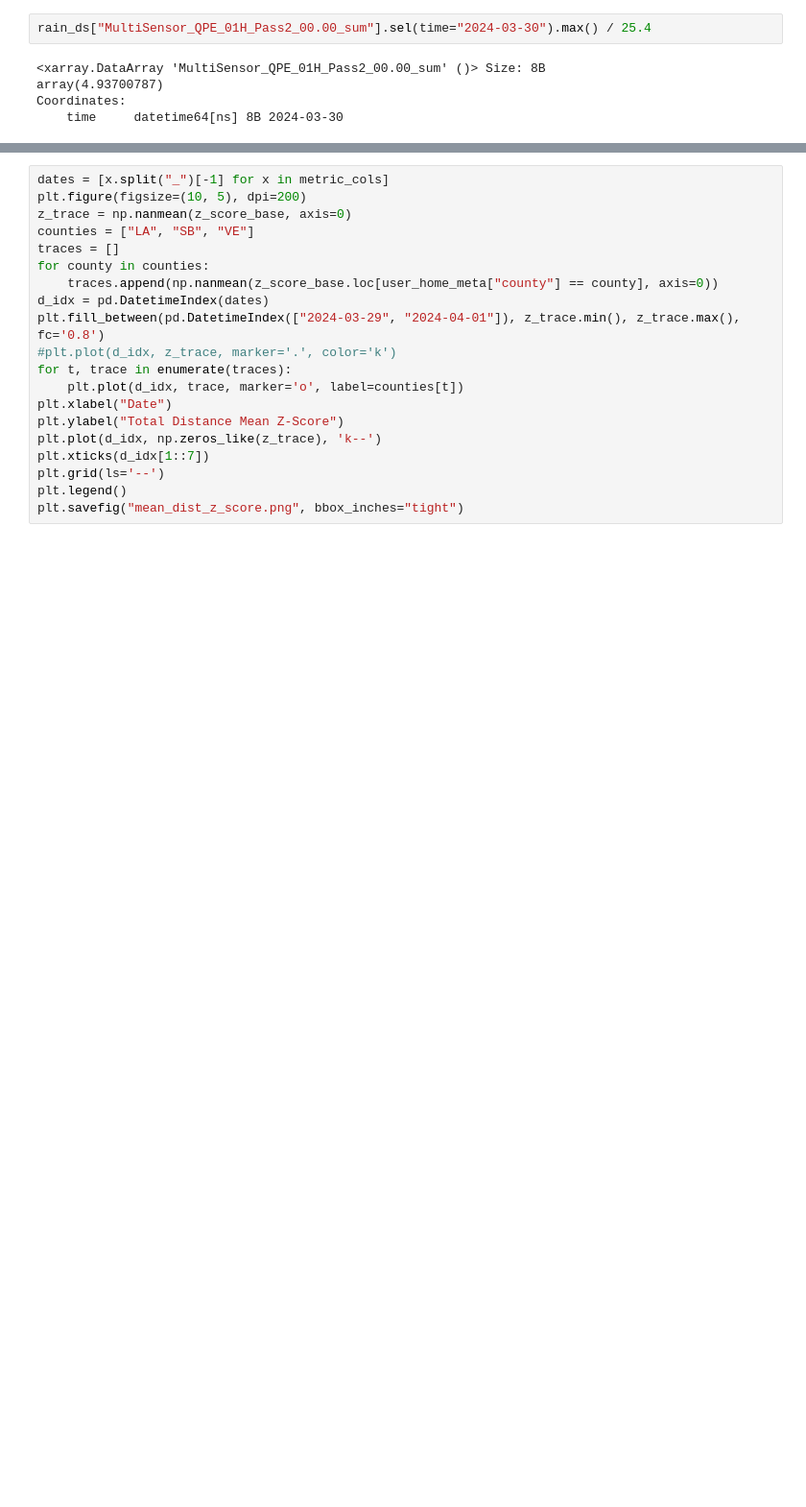
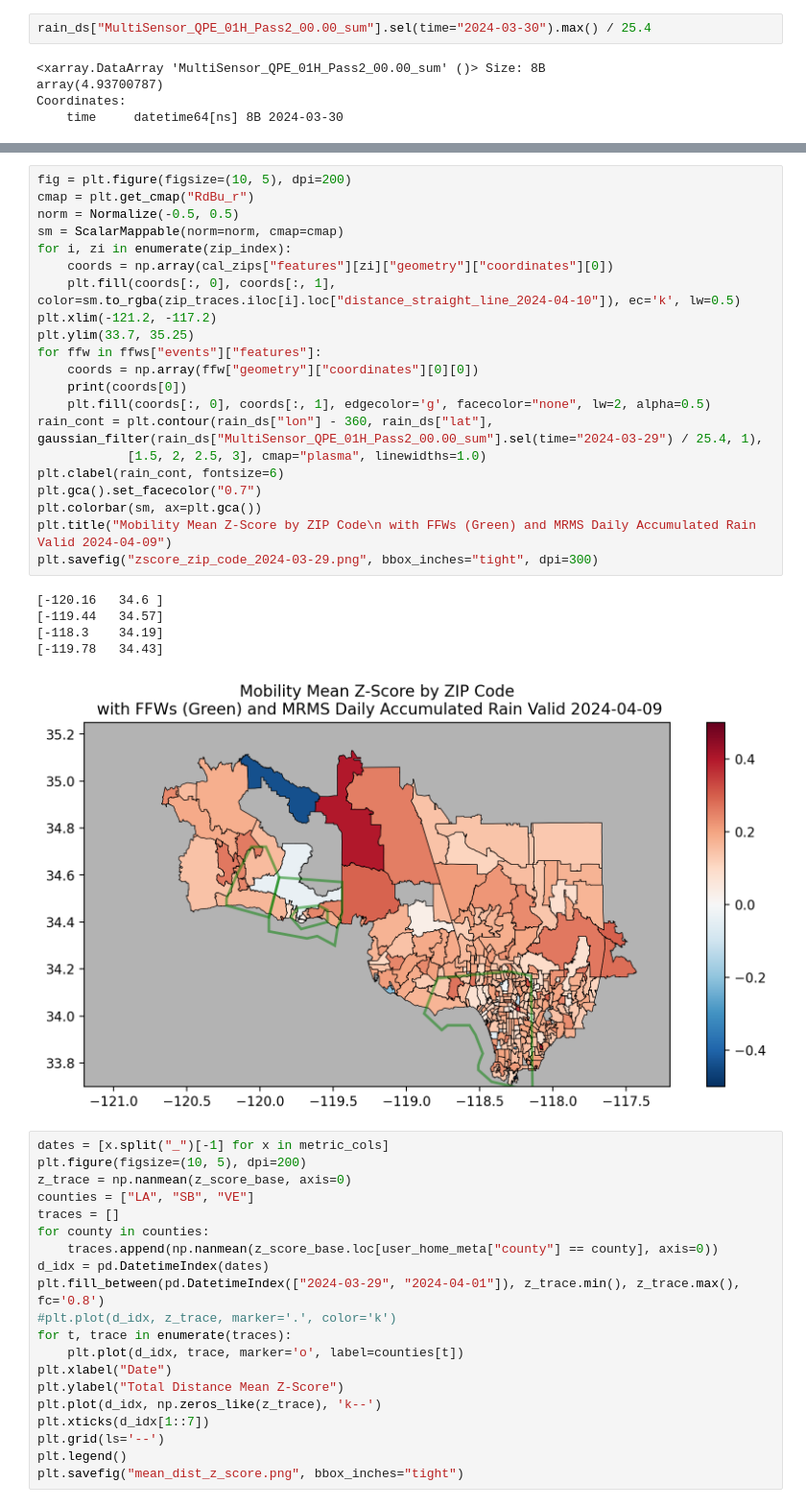
Before and after one commit to ai2es/cat-rain, a Jupyter notebook: notebooks/bootstrap_dataset_agg.ipynb, the cells around one changed output, grey strips where cells are left out. Shown at 96% size. Saved outputs shown, nothing was run; the diff lists cells and outputs as text; blank space fills up the shorter version.

```diff
--- a/notebooks/bootstrap_dataset_agg.ipynb
+++ b/notebooks/bootstrap_dataset_agg.ipynb
@@ -334,3 +317,30 @@ plt.savefig("zscore_zip_code.png", bbox_inches="tight", dpi=300)
+# %%
+fig = plt.figure(figsize=(10, 5), dpi=200)
+cmap = plt.get_cmap("RdBu_r")
+norm = Normalize(-0.5, 0.5)
+sm = ScalarMappable(norm=norm, cmap=cmap)
+for i, zi in enumerate(zip_index):
+    coords = np.array(cal_zips["features"][zi]["geometry"]["coordinates"][0])
+    plt.fill(coords[:, 0], coords[:, 1], color=sm.to_rgba(zip_traces.iloc[i].loc["distance_straight_line_2024-04-10"]), ec='k', lw=0.5)
+plt.xlim(-121.2, -117.2)
+plt.ylim(33.7, 35.25)
+for ffw in ffws["events"]["features"]:
+    coords = np.array(ffw["geometry"]["coordinates"][0][0])
+    print(coords[0])
+    plt.fill(coords[:, 0], coords[:, 1], edgecolor='g', facecolor="none", lw=2, alpha=0.5)
+rain_cont = plt.contour(rain_ds["lon"] - 360, rain_ds["lat"], gaussian_filter(rain_ds["MultiSensor_QPE_01H_Pass2_00.00_sum"].sel(time="2024-03-29") / 25.4, 1),
+            [1.5, 2, 2.5, 3], cmap="plasma", linewidths=1.0)
+plt.clabel(rain_cont, fontsize=6)
+plt.gca().set_facecolor("0.7")
+plt.colorbar(sm, ax=plt.gca())
+plt.title("Mobility Mean Z-Score by ZIP Code\n with FFWs (Green) and MRMS Daily Accumulated Rain Valid 2024-04-09")
+plt.savefig("zscore_zip_code_2024-03-29.png", bbox_inches="tight", dpi=300)
+# %% [output]
+[-120.16   34.6 ]
+[-119.44   34.57]
+[-118.3    34.19]
+[-119.78   34.43]
+[figure, added]
 # %%
 dates = [x.split("_")[-1] for x in metric_cols]
 plt.figure(figsize=(10, 5), dpi=200)
```
Also changed, not shown: parts of 3 cells of this notebook.
